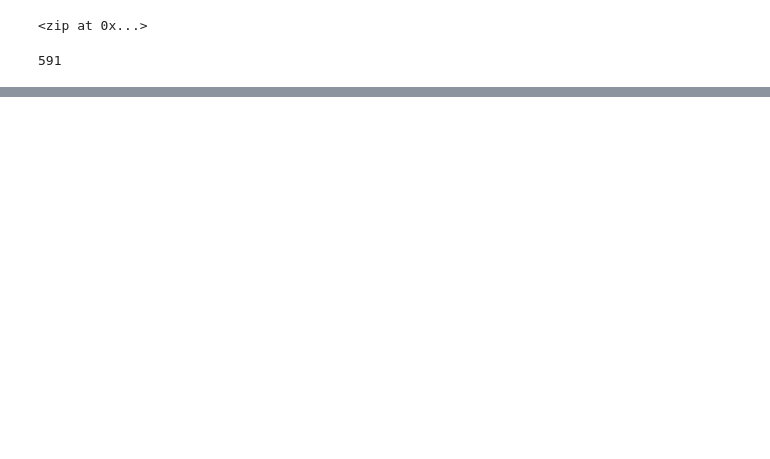
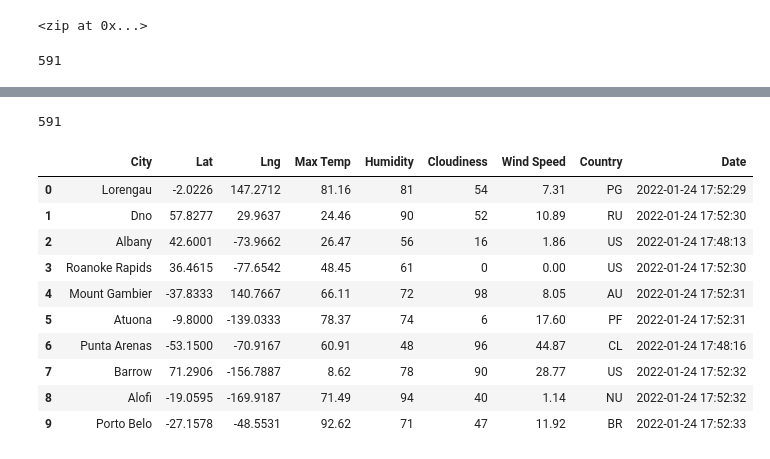
Before and after one commit to coxjack/World_Weather_Analysis, a Jupyter notebook: WeatherPy.ipynb, the cells around one changed output, grey strips where cells are left out. Cells and saved outputs as stored; diff of their text form; code cells hidden in the pictures; blank space fills up the shorter version.

Commit message:
weatherdata + gitignore

```diff
--- a/WeatherPy.ipynb
+++ b/WeatherPy.ipynb
@@ -32,0 +43,3 @@ len(cities)
+# %%
+# Starting URL for Weather Map API Call.
+url = "http://api.openweathermap.org/data/2.5/weather?units=Imperial&APPID=" + weather_api_key
@@ -32,0 +125,20 @@ len(cities)
+# %%
+len(cities)
+# %% [output]
+591
+# %%
+# Convert the array of dictionaries to a Pandas DataFrame.
+city_data_df = pd.DataFrame(city_data)
+city_data_df.head(10)
+# %% [output]
+|  | City | Lat | Lng | Max Temp | Humidity | Cloudiness | Wind Speed | Country | Date |
+| 0 | Lorengau | -2.0226 | 147.2712 | 81.16 | 81 | 54 | 7.31 | PG | 2022-01-24 17:52:29 |
+| 1 | Dno | 57.8277 | 29.9637 | 24.46 | 90 | 52 | 10.89 | RU | 2022-01-24 17:52:30 |
+| 2 | Albany | 42.6001 | -73.9662 | 26.47 | 56 | 16 | 1.86 | US | 2022-01-24 17:48:13 |
+| 3 | Roanoke Rapids | 36.4615 | -77.6542 | 48.45 | 61 | 0 | 0.00 | US | 2022-01-24 17:52:30 |
+| 4 | Mount Gambier | -37.8333 | 140.7667 | 66.11 | 72 | 98 | 8.05 | AU | 2022-01-24 17:52:31 |
+| 5 | Atuona | -9.8000 | -139.0333 | 78.37 | 74 | 6 | 17.60 | PF | 2022-01-24 17:52:31 |
+| 6 | Punta Arenas | -53.1500 | -70.9167 | 60.91 | 48 | 96 | 44.87 | CL | 2022-01-24 17:48:16 |
+| 7 | Barrow | 71.2906 | -156.7887 | 8.62 | 78 | 90 | 28.77 | US | 2022-01-24 17:52:32 |
+| 8 | Alofi | -19.0595 | -169.9187 | 71.49 | 94 | 40 | 1.14 | NU | 2022-01-24 17:52:32 |
+| 9 | Porto Belo | -27.1578 | -48.5531 | 92.62 | 71 | 47 | 11.92 | BR | 2022-01-24 17:52:33 |
```
Also changed, not shown: parts of 7 cells of this notebook, 3 other files.
